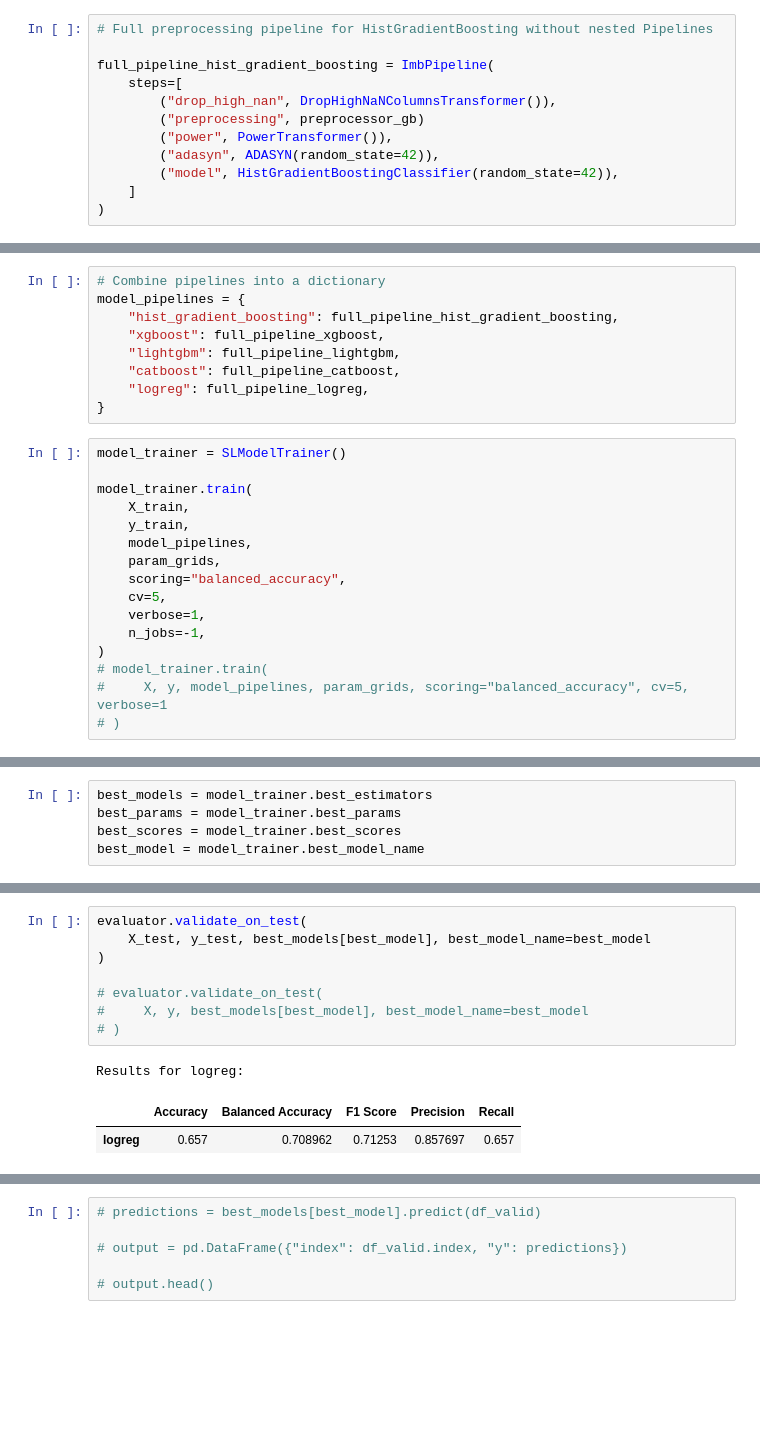
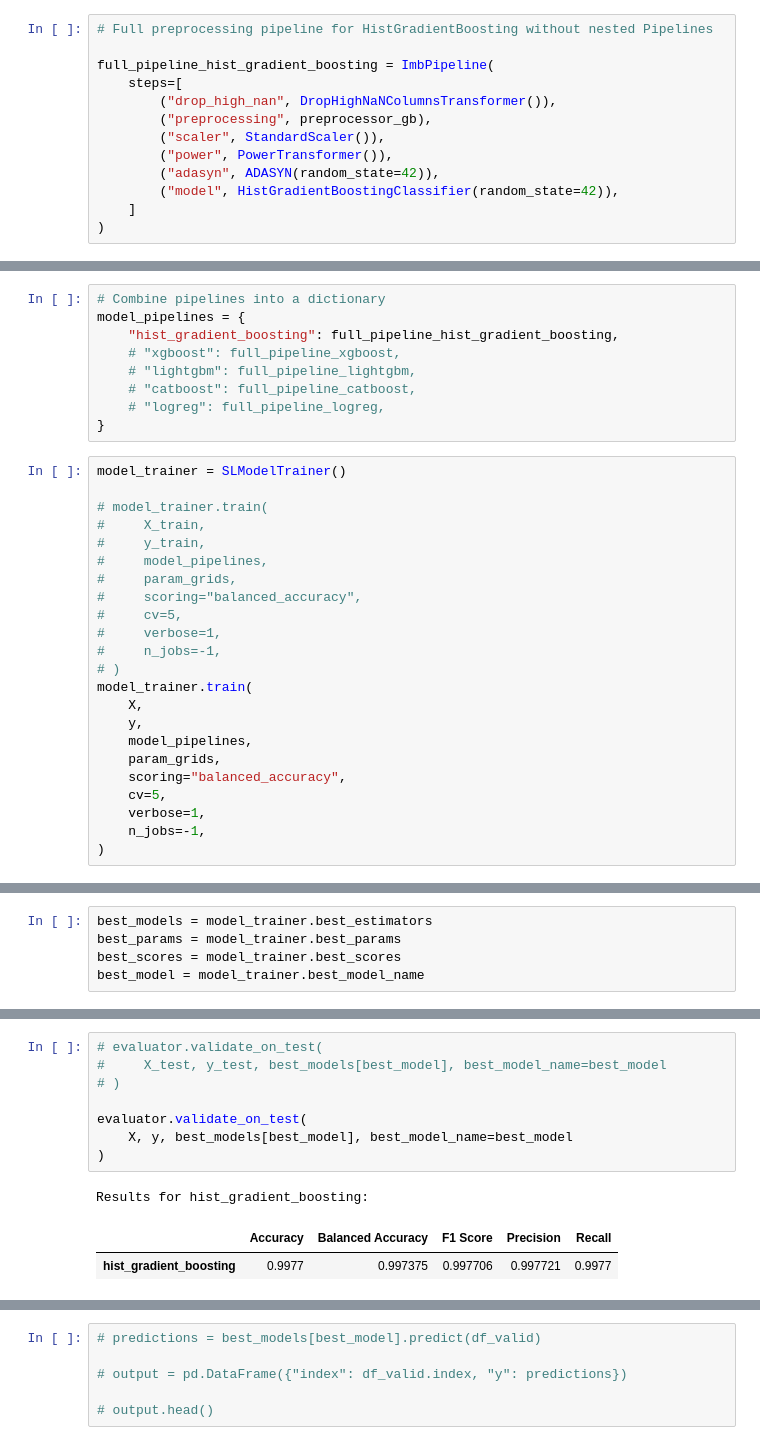
Before and after one commit to DeadNord/customer_churn_classification, a Jupyter notebook: SLChurnClass.ipynb, the cells around one changed output, grey strips where cells are left out. Drawn from its saved outputs; the diff is of its cells as text; blank space fills up the shorter version.

```diff
--- a/SLChurnClass.ipynb
+++ b/SLChurnClass.ipynb
@@ -206,7 +206,8 @@ Summary Statistics for Low Importance Features:
 full_pipeline_hist_gradient_boosting = ImbPipeline(
     steps=[
         ("drop_high_nan", DropHighNaNColumnsTransformer()),
-        ("preprocessing", preprocessor_gb)
+        ("preprocessing", preprocessor_gb),
+        ("scaler", StandardScaler()),
         ("power", PowerTransformer()),
         ("adasyn", ADASYN(random_state=42)),
         ("model", HistGradientBoostingClassifier(random_state=42)),
@@ -327,17 +318,27 @@ param_grids = {
 # Combine pipelines into a dictionary
 model_pipelines = {
     "hist_gradient_boosting": full_pipeline_hist_gradient_boosting,
-    "xgboost": full_pipeline_xgboost,
-    "lightgbm": full_pipeline_lightgbm,
-    "catboost": full_pipeline_catboost,
-    "logreg": full_pipeline_logreg,
+    # "xgboost": full_pipeline_xgboost,
+    # "lightgbm": full_pipeline_lightgbm,
+    # "catboost": full_pipeline_catboost,
+    # "logreg": full_pipeline_logreg,
 }
 # %%
 model_trainer = SLModelTrainer()
 
+# model_trainer.train(
+#     X_train,
+#     y_train,
+#     model_pipelines,
+#     param_grids,
+#     scoring="balanced_accuracy",
+#     cv=5,
+#     verbose=1,
+#     n_jobs=-1,
+# )
 model_trainer.train(
-    X_train,
-    y_train,
+    X,
+    y,
     model_pipelines,
     param_grids,
     scoring="balanced_accuracy",
@@ -345,8 +346,5 @@ model_trainer.train(
     verbose=1,
     n_jobs=-1,
 )
-# model_trainer.train(
-#     X, y, model_pipelines, param_grids, scoring="balanced_accuracy", cv=5, verbose=1
-# )
 # %% [output]
 Fitting 5 folds for each of 1 candidates, totalling 5 fits
@@ -525,15 +425,15 @@ Recall: The ratio of correctly predicted positive observations to the all observ
 # %%
+# evaluator.validate_on_test(
+#     X_test, y_test, best_models[best_model], best_model_name=best_model
+# )
+
 evaluator.validate_on_test(
-    X_test, y_test, best_models[best_model], best_model_name=best_model
+    X, y, best_models[best_model], best_model_name=best_model
 )
-
-# evaluator.validate_on_test(
-#     X, y, best_models[best_model], best_model_name=best_model
-# )
 # %% [output]
-Results for logreg:
+Results for hist_gradient_boosting:
 |  | Accuracy | Balanced Accuracy | F1 Score | Precision | Recall |
-| logreg | 0.657 | 0.708962 | 0.71253 | 0.857697 | 0.657 |
+| hist_gradient_boosting | 0.9977 | 0.997375 | 0.997706 | 0.997721 | 0.9977 |
 # %%
 evaluator.plot_roc_curve(model=best_models[best_model], X_test=X_test, y_test=y_test)
 # %% [output]
```
Also changed, not shown: parts of 11 cells of this notebook, 4 other files.
